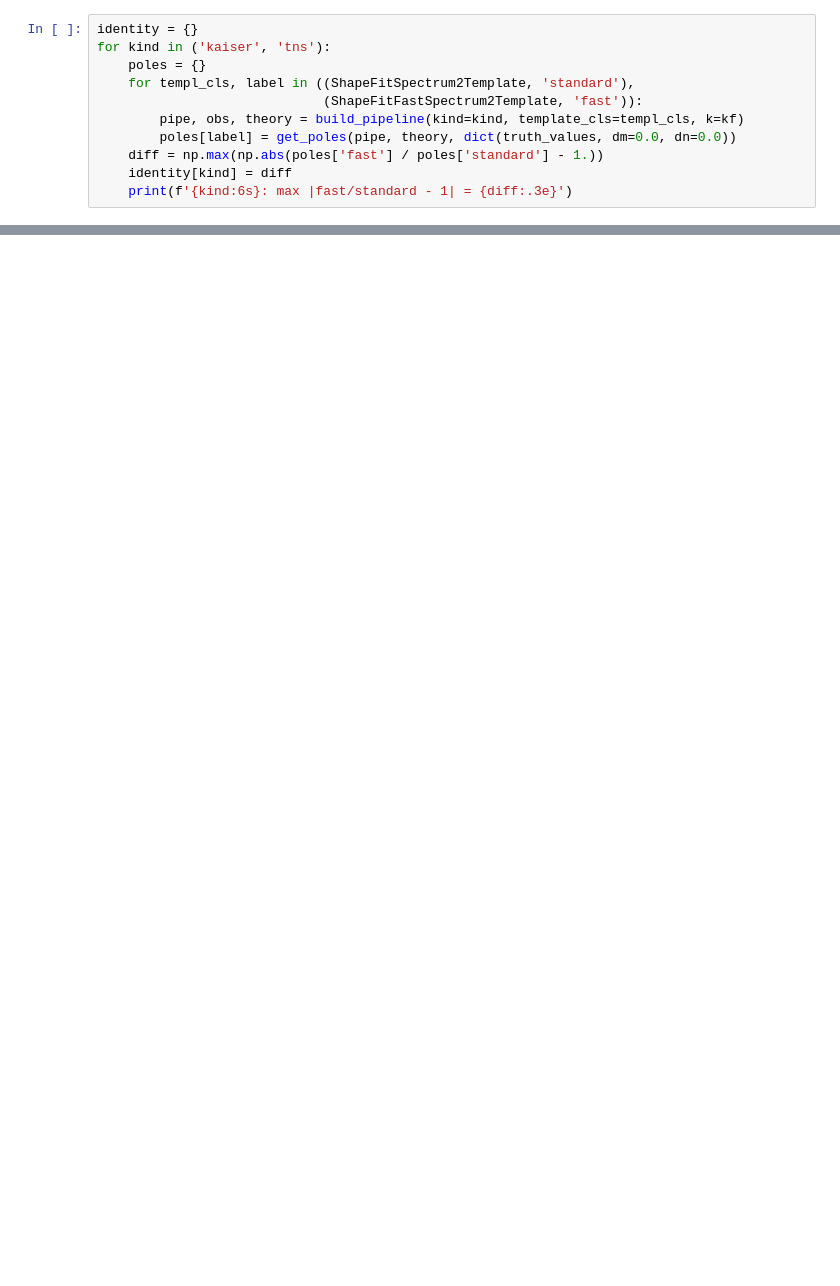
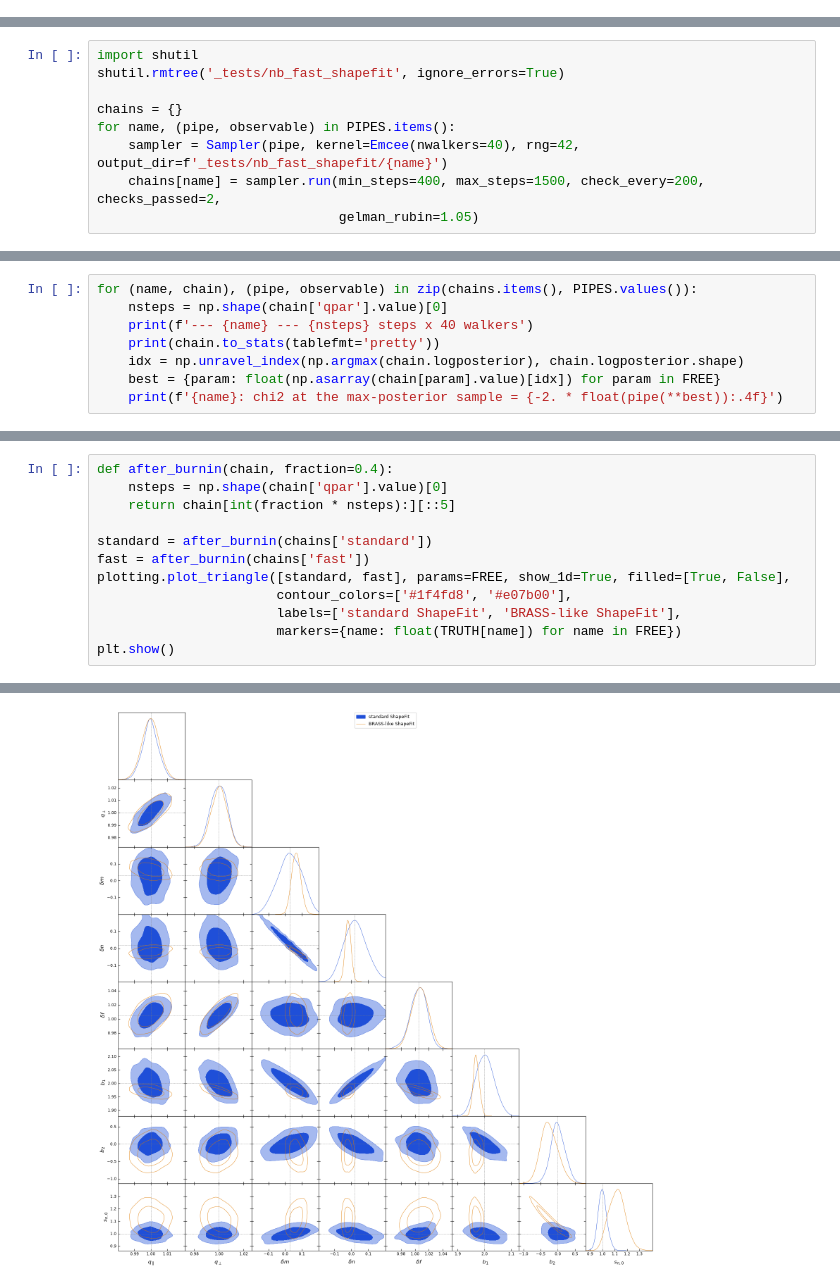
Before and after one commit to dforero0896/desilike, a Jupyter notebook: nb/fs_shapefit_fast.ipynb, the cells around one changed output, grey strips where cells are left out. Cells and saved outputs as stored; diff of their text form; blank space fills up the shorter version.

```diff
--- a/nb/fs_shapefit_fast.ipynb
+++ b/nb/fs_shapefit_fast.ipynb
@@ -170,11 +0,0 @@ tilt factor is 1, so both hand the same linear spectrum to PT.
-# %%
-identity = {}
-for kind in ('kaiser', 'tns'):
-    poles = {}
-    for templ_cls, label in ((ShapeFitSpectrum2Template, 'standard'),
-                             (ShapeFitFastSpectrum2Template, 'fast')):
-        pipe, obs, theory = build_pipeline(kind=kind, template_cls=templ_cls, k=kf)
-        poles[label] = get_poles(pipe, theory, dict(truth_values, dm=0.0, dn=0.0))
-    diff = np.max(np.abs(poles['fast'] / poles['standard'] - 1.))
-    identity[kind] = diff
-    print(f'{kind:6s}: max |fast/standard - 1| = {diff:.3e}')
@@ -461,0 +297,9 @@ NotImplementedError: FOLPSPTSpectrum2Poles does not implement the per-term Shape
+# %%
+import shutil
+shutil.rmtree('_tests/nb_fast_shapefit', ignore_errors=True)
+
+chains = {}
+for name, (pipe, observable) in PIPES.items():
+    sampler = Sampler(pipe, kernel=Emcee(nwalkers=40), rng=42, output_dir=f'_tests/nb_fast_shapefit/{name}')
+    chains[name] = sampler.run(min_steps=400, max_steps=1500, check_every=200, checks_passed=2,
+                               gelman_rubin=1.05)
@@ -461,0 +324,8 @@ NotImplementedError: FOLPSPTSpectrum2Poles does not implement the per-term Shape
+# %%
+for (name, chain), (pipe, observable) in zip(chains.items(), PIPES.values()):
+    nsteps = np.shape(chain['qpar'].value)[0]
+    print(f'--- {name} --- {nsteps} steps x 40 walkers')
+    print(chain.to_stats(tablefmt='pretty'))
+    idx = np.unravel_index(np.argmax(chain.logposterior), chain.logposterior.shape)
+    best = {param: float(np.asarray(chain[param].value)[idx]) for param in FREE}
+    print(f'{name}: chi2 at the max-posterior sample = {-2. * float(pipe(**best)):.4f}')
@@ -461,0 +350,13 @@ NotImplementedError: FOLPSPTSpectrum2Poles does not implement the per-term Shape
+# %%
+def after_burnin(chain, fraction=0.4):
+    nsteps = np.shape(chain['qpar'].value)[0]
+    return chain[int(fraction * nsteps):][::5]
+
+standard = after_burnin(chains['standard'])
+fast = after_burnin(chains['fast'])
+plotting.plot_triangle([standard, fast], params=FREE, show_1d=True, filled=[True, False],
+                       contour_colors=['#1f4fd8', '#e07b00'],
+                       labels=['standard ShapeFit', 'BRASS-like ShapeFit'],
+                       markers={name: float(TRUTH[name]) for name in FREE})
+plt.show()
+# %% [output]
@@ -461,0 +369 @@ NotImplementedError: FOLPSPTSpectrum2Poles does not implement the per-term Shape
+[figure, added]
```
Also changed, not shown: parts of 44 cells of this notebook, 3 other files.
